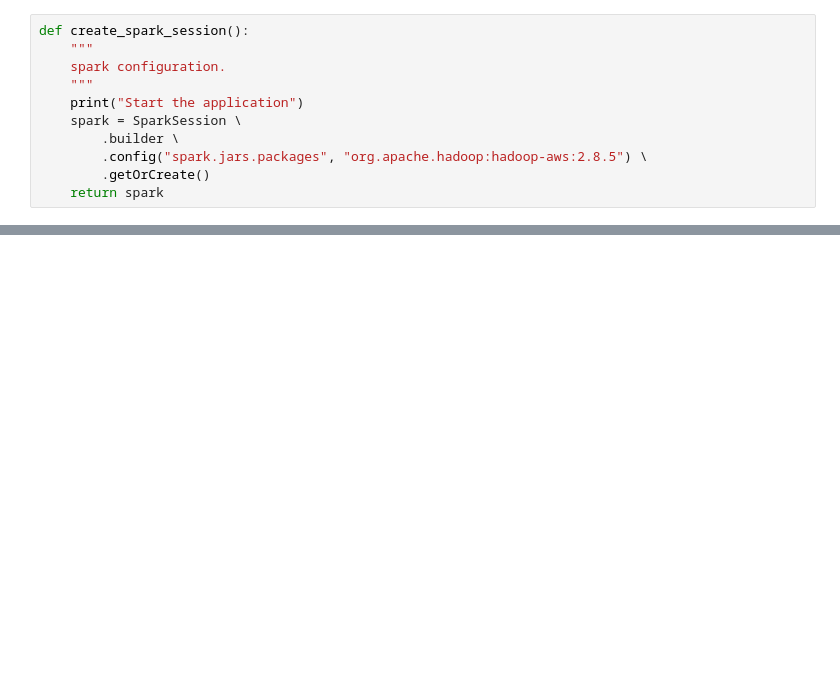
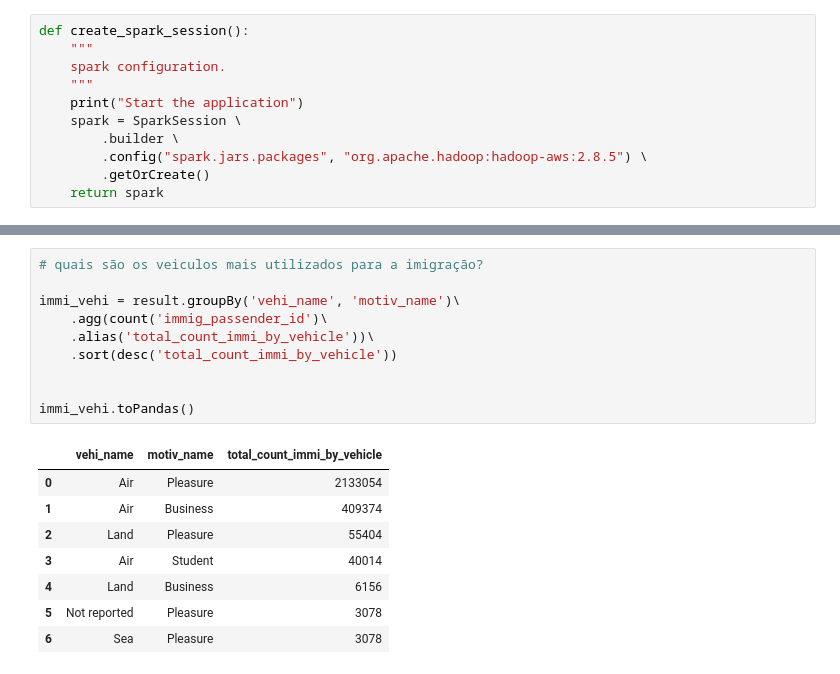
Before and after one commit to TurcoDick/pyspark_emr, a Jupyter notebook: Capstone.ipynb, the cells around one changed output, grey strips where cells are left out. Cells and saved outputs as stored; diff of their text form; blank space fills up the shorter version.

```diff
--- a/Capstone.ipynb
+++ b/Capstone.ipynb
@@ -373,0 +416,19 @@ Start the application
+# %%
+# quais são os veiculos mais utilizados para a imigração?
+
+immi_vehi = result.groupBy('vehi_name', 'motiv_name')\
+    .agg(count('immig_passender_id')\
+    .alias('total_count_immi_by_vehicle'))\
+    .sort(desc('total_count_immi_by_vehicle'))
+
+
+immi_vehi.toPandas()
+# %% [output]
+|  | vehi_name | motiv_name | total_count_immi_by_vehicle |
+| 0 | Air | Pleasure | 2133054 |
+| 1 | Air | Business | 409374 |
+| 2 | Land | Pleasure | 55404 |
+| 3 | Air | Student | 40014 |
+| 4 | Land | Business | 6156 |
+| 5 | Not reported | Pleasure | 3078 |
+| 6 | Sea | Pleasure | 3078 |
```
Also changed, not shown: parts of 37 cells of this notebook.
